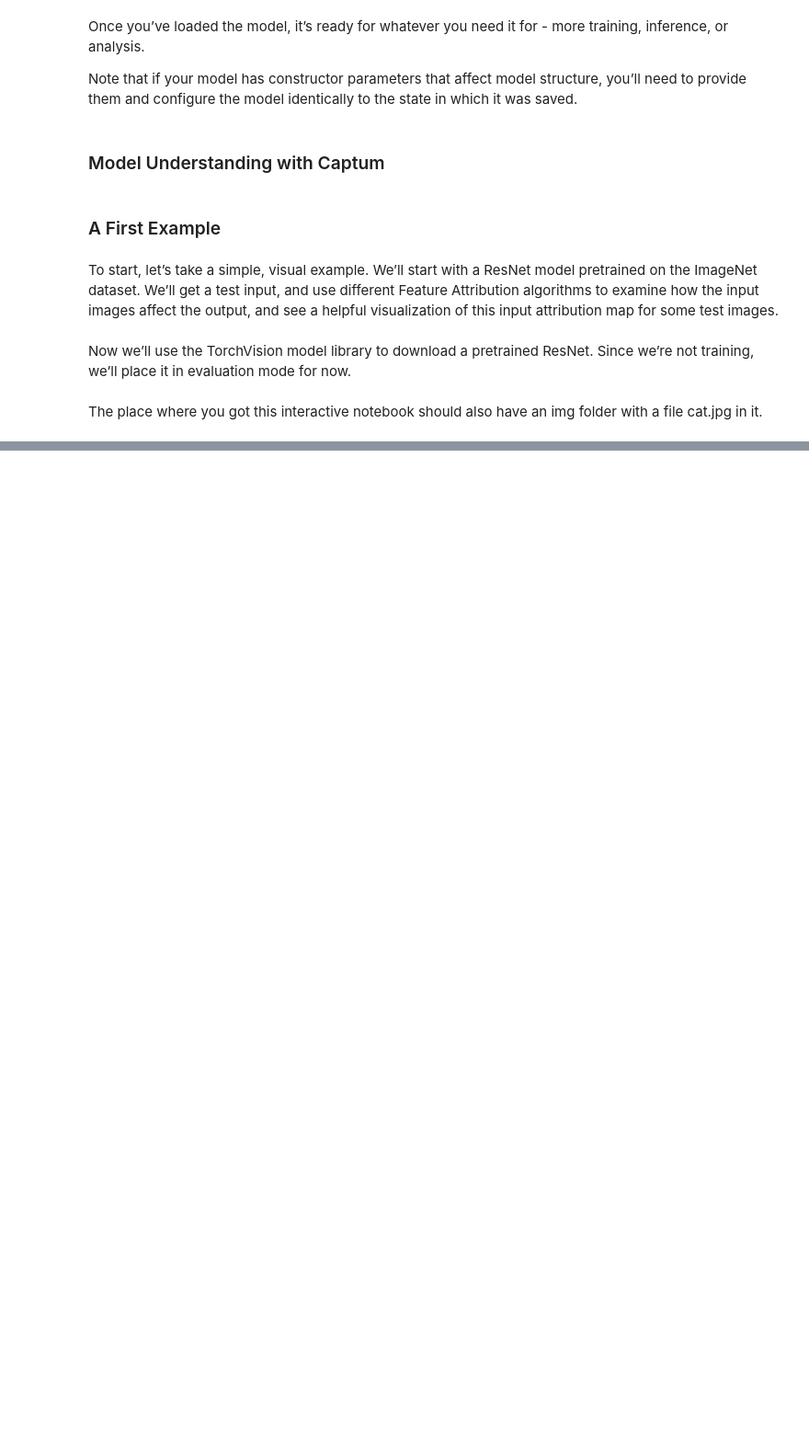
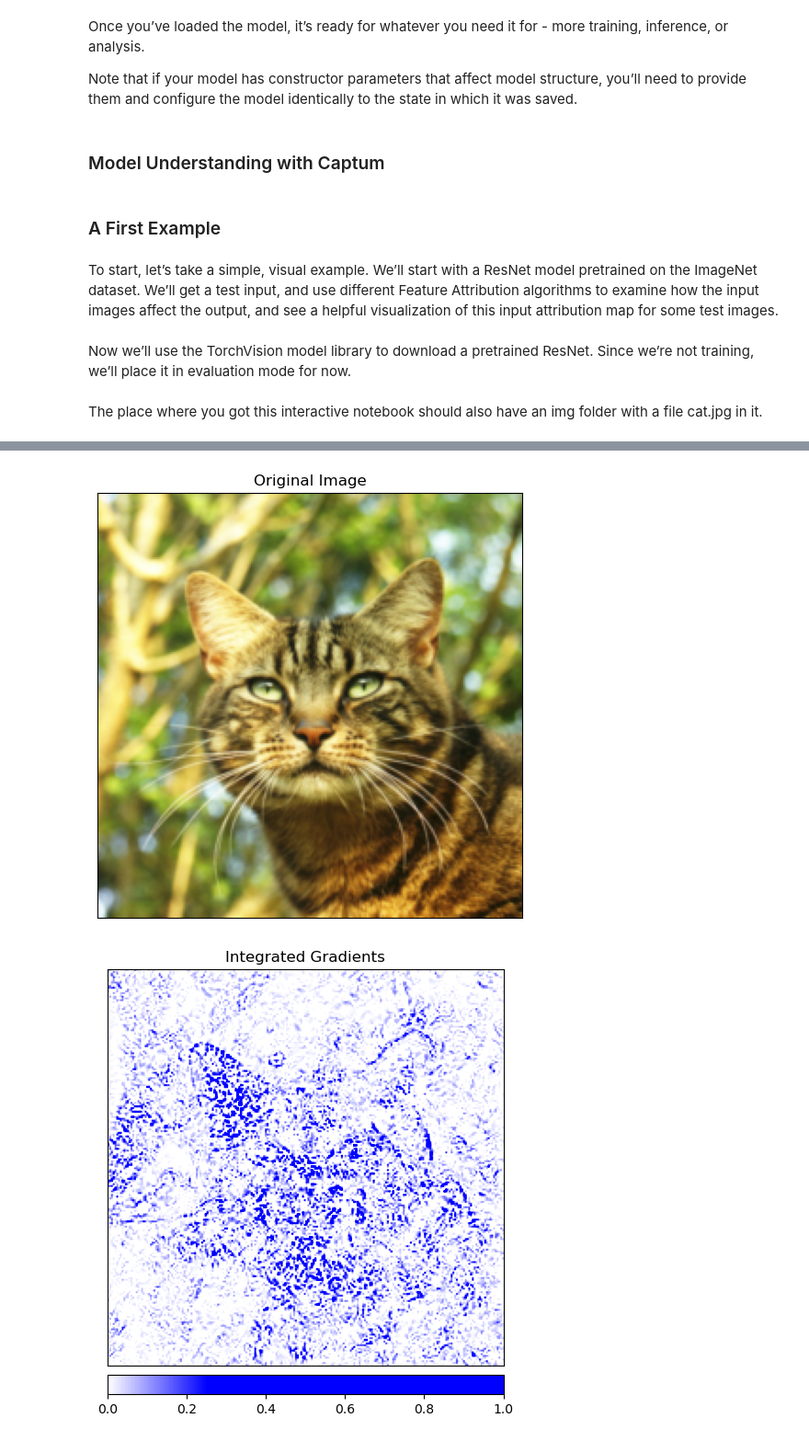
Before and after one commit to AnjaliML/ML101, a Jupyter notebook: ML_basics_withTensorboard.ipynb, the cells around one changed output, grey strips where cells are left out. Shown at 92% size. Cells and saved outputs as stored; diff of their text form; code cells hidden in the pictures; blank space fills up the shorter version.

```diff
--- a/ML_basics_withTensorboard.ipynb
+++ b/ML_basics_withTensorboard.ipynb
@@ -603,0 +654,26 @@ FileNotFoundError: [Errno 2] No such file or directory: '/Users/anjalisuman/Docu
+# %%
+# Initialize the attribution algorithm with the model
+integrated_gradients = IntegratedGradients(model)
+
+# Ask the algorithm to attribute our output target to
+attributions_ig = integrated_gradients.attribute(input_img, target=pred_label_idx, n_steps=200)
+
+# Show the original image for comparison
+_ = viz.visualize_image_attr(None, np.transpose(transformed_img.squeeze().cpu().detach().numpy(), (1,2,0)),
+                      method="original_image", title="Original Image")
+
+default_cmap = LinearSegmentedColormap.from_list('custom blue',
+                                                 [(0, '#ffffff'),
+                                                  (0.25, '#0000ff'),
+                                                  (1, '#0000ff')], N=256)
+
+_ = viz.visualize_image_attr(np.transpose(attributions_ig.squeeze().cpu().detach().numpy(), (1,2,0)),
+                             np.transpose(transformed_img.squeeze().cpu().detach().numpy(), (1,2,0)),
+                             method='heat_map',
+                             cmap=default_cmap,
+                             show_colorbar=True,
+                             sign='positive',
+                             title='Integrated Gradients')
+# %% [output]
+[figure, added]
+[figure, added]
```
Also changed, not shown: parts of 32 cells of this notebook, 8 other files.
